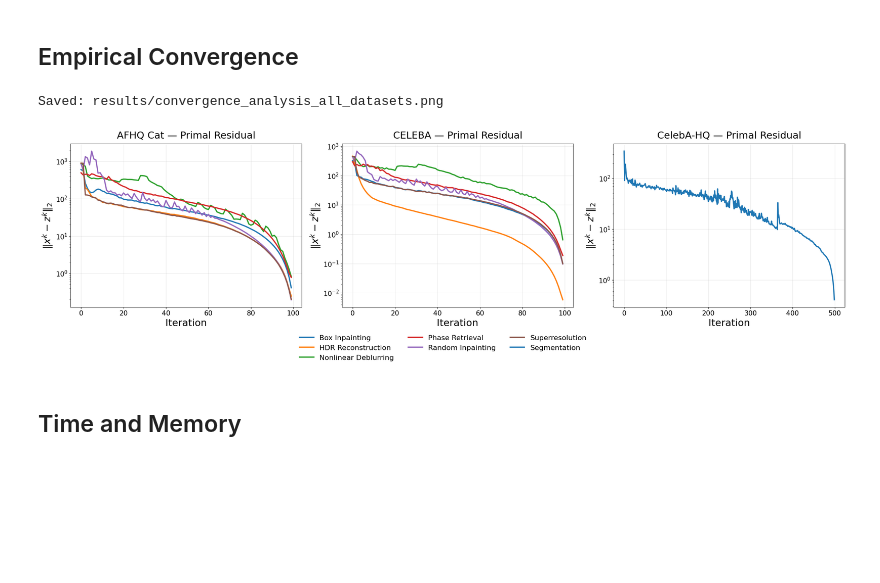
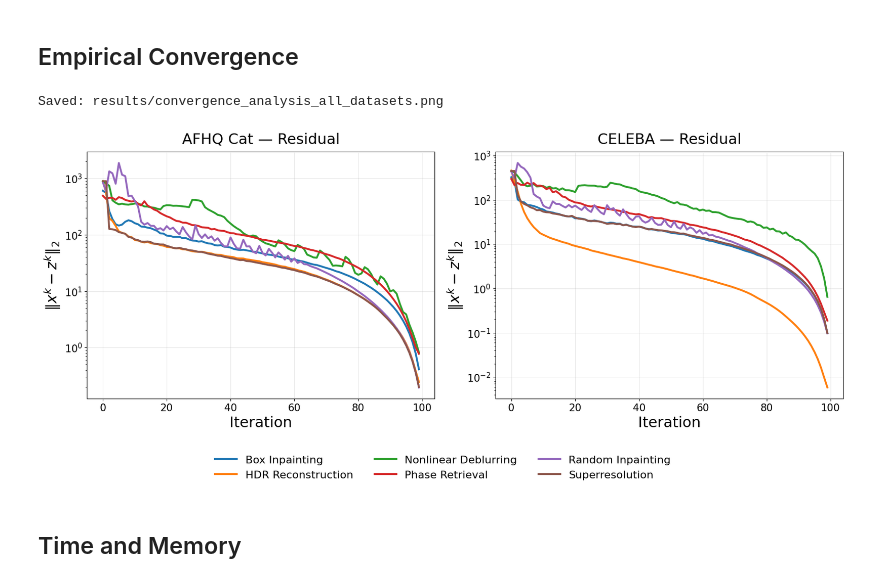
Before and after one commit to dibyanshu100/PnP_ConsensusFlow, a Jupyter notebook: graphs.ipynb, the cells around one changed output. Cells and saved outputs as stored; diff of their text form; code cells hidden in the pictures; blank space fills up the shorter version.

```diff
--- a/graphs.ipynb
+++ b/graphs.ipynb
@@ -171,28 +174,28 @@ Saved rebuttal metrics to: metrics.xlsx
 ## Empirical Convergence
 # %%
 ROOT_DIRS = [
-    Path("results/afhq_cat/ot"),
-    Path("results/celeba/ot"),
-    Path("results/celebahq/ot"),
+    Path("results_primal_convergence/afhq_cat/ot"),
+    Path("results_primal_convergence/celeba/ot"),
+    # Path("results_primal_convergence/celebahq/ot"),
 ]
 
 DATASET_NAMES = [
     "AFHQ Cat",
     "CELEBA",
-    "CelebA-HQ",
+    # "CelebA-HQ",
 ]
 
 gu.plot_convergence_two_datasets_shared_legend(
     root_dirs=ROOT_DIRS,
     dataset_names=DATASET_NAMES,
     batch=0,
     save_path=Path("results/convergence_analysis_all_datasets.png"),
     logy=True,
     metrics=["primal_res"],
 )
 # %% [output]
 Saved: results/convergence_analysis_all_datasets.png
-[figure, old version]
+[figure, new version]
 # %% [markdown]
 ## Time and Memory
 # %%
```
Also changed, not shown: parts of 3 cells of this notebook, 2 other files.
